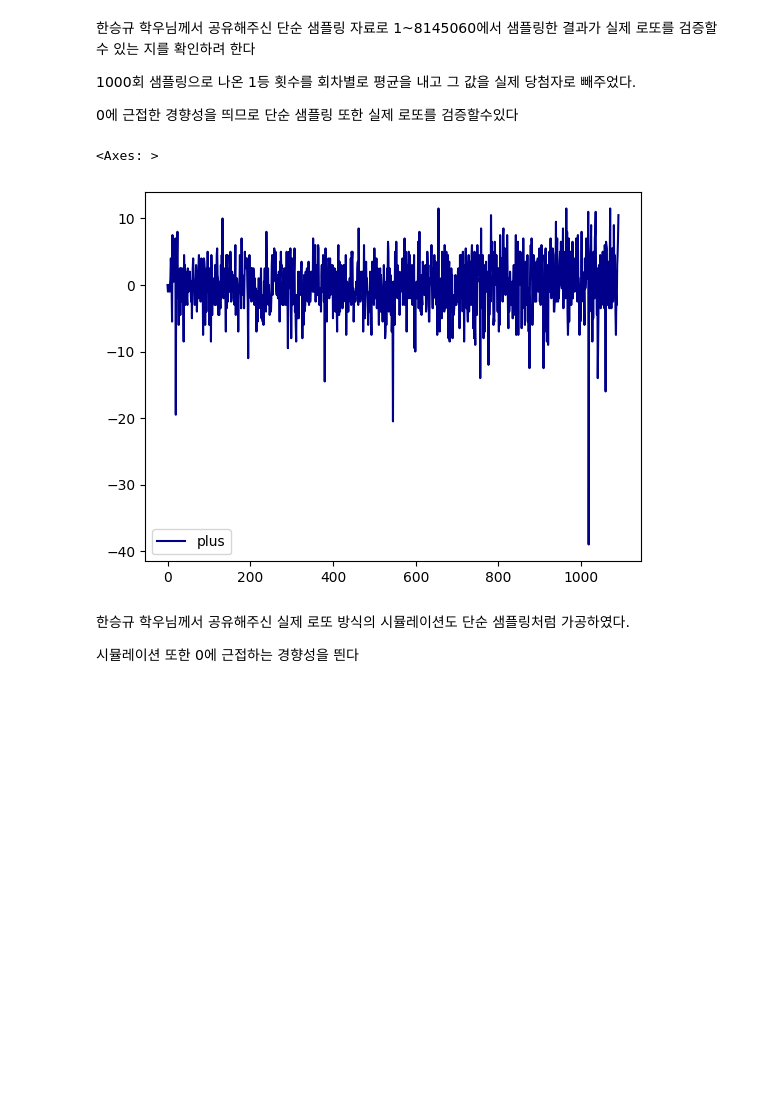
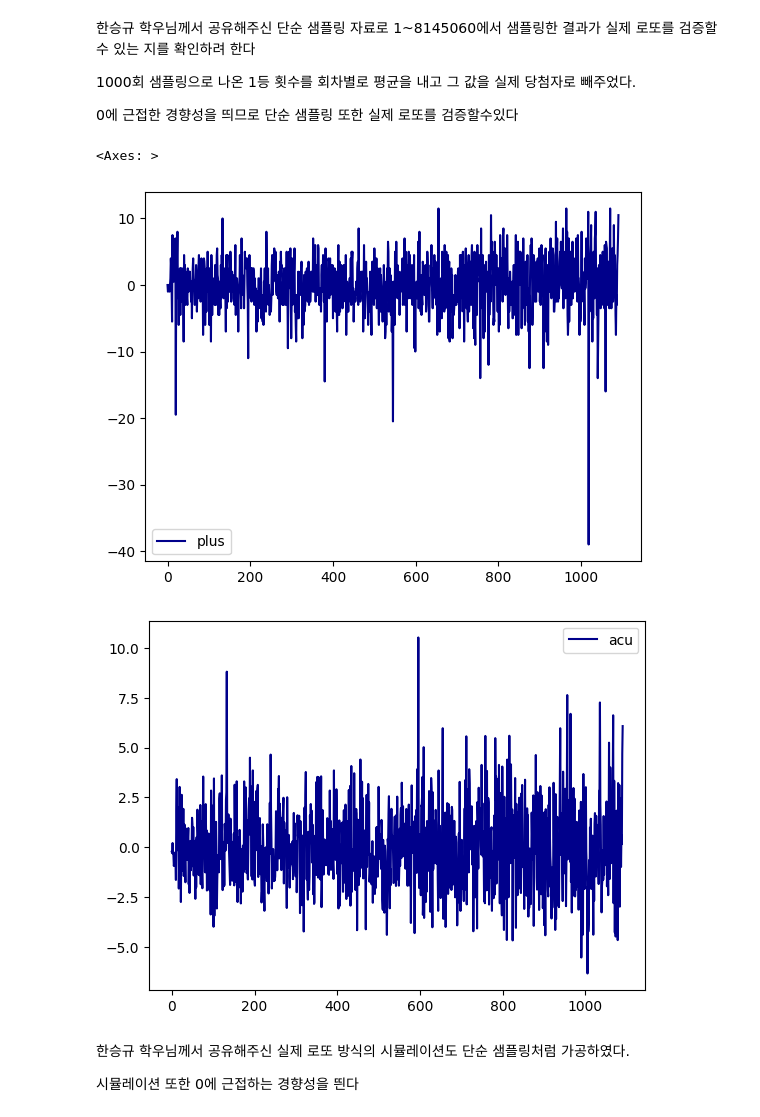
Before and after one commit to daniel0406070/Data-SCI-basic, a Jupyter notebook: src/11_1.ipynb, the cells around one changed output. Drawn from its saved outputs; the diff is of its cells as text; code cells hidden in the pictures; blank space fills up the shorter version.

```diff
--- a/src/11_1.ipynb
+++ b/src/11_1.ipynb
@@ -88,12 +95,15 @@ sampling_lotto.plot.line(y='plus',c='DarkBlue')
 # %%
 simul_lotto = pd.read_csv('/home/daniel/code_space/Data-SCI-basic/csv/lotto_simulation.csv')
 simul_plus=(simul_lotto['sim_1']+simul_lotto['sim_2'])/2
 simul_lotto=simul_lotto.assign(plus=simul_plus-lotto['num_1'])
+simul_lotto=simul_lotto.assign(acu=simul_plus-lotto['sell']/8145060)
 
 simul_lotto.plot.line(y='plus',c='DarkBlue')
+simul_lotto.plot.line(y='acu',c='DarkBlue')
 # %% [output]
 <Axes: >
 [figure]
+[figure, added]
 # %% [markdown]
 한승규 학우님께서 공유해주신 실제 로또 방식의 시뮬레이션도
 단순 샘플링처럼 가공하였다.
```
Also changed, not shown: parts of 3 cells of this notebook.
